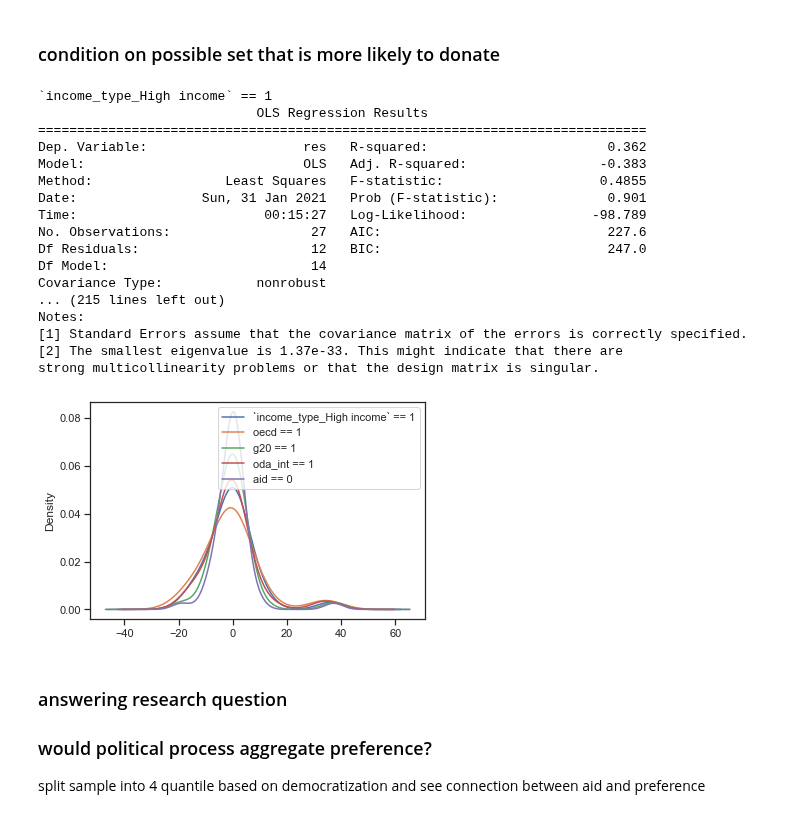
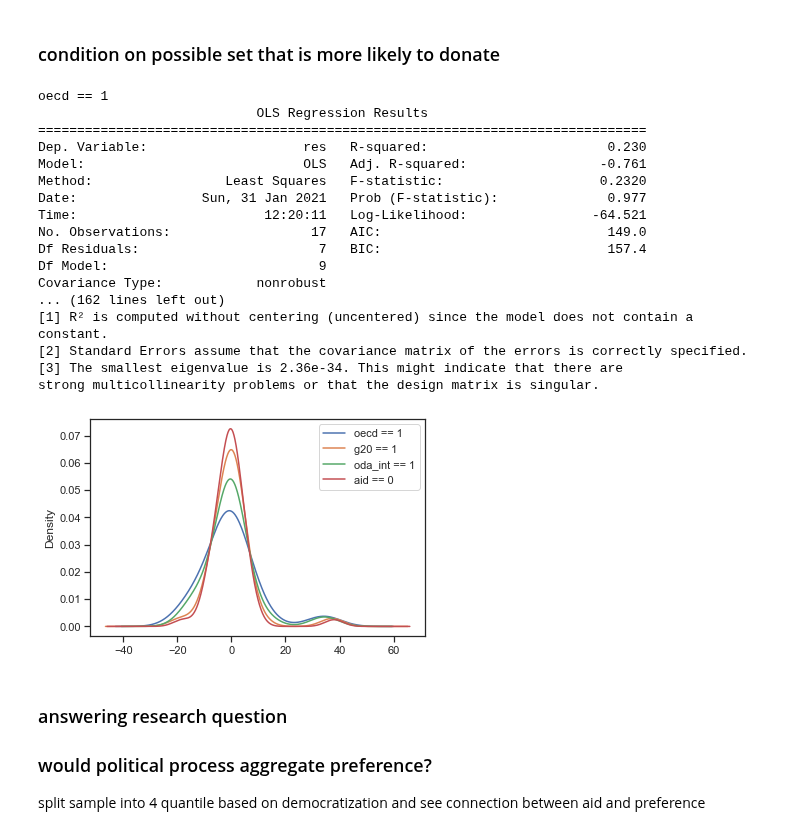
Before and after one commit to amanda8412383/research-module, a Jupyter notebook: panel.ipynb, the cells around one changed output. Drawn from its saved outputs; the diff is of its cells as text; code cells hidden in the pictures.

```diff
--- a/panel.ipynb
+++ b/panel.ipynb
@@ -140,36 +150,35 @@ Notes:
 # %% [markdown]
 ### condition on possible set that is more likely to donate
 # %%
-query = ['`income_type_High income` == 1',
-        'oecd == 1',
+query = ['oecd == 1',
         'g20 == 1',
         'oda_int == 1',
         'aid == 0']
 
 for i in query:
     df_query = df_dummy.query(i)
     print(i)
     gni.label = i
     result = gni.result(df_query)
 # %% [output]
-`income_type_High income` == 1
+oecd == 1
                             OLS Regression Results
 ==============================================================================
-Dep. Variable:                    res   R-squared:                       0.362
-Model:                            OLS   Adj. R-squared:                 -0.383
-Method:                 Least Squares   F-statistic:                    0.4855
-Date:                Sun, 31 Jan 2021   Prob (F-statistic):              0.901
-Time:                        00:15:27   Log-Likelihood:                -98.789
-No. Observations:                  27   AIC:                             227.6
-Df Residuals:                      12   BIC:                             247.0
-Df Model:                          14
+Dep. Variable:                    res   R-squared:                       0.230
+Model:                            OLS   Adj. R-squared:                 -0.761
+Method:                 Least Squares   F-statistic:                    0.2320
+Date:                Sun, 31 Jan 2021   Prob (F-statistic):              0.977
+Time:                        12:20:11   Log-Likelihood:                -64.521
+No. Observations:                  17   AIC:                             149.0
+Df Residuals:                       7   BIC:                             157.4
+Df Model:                           9
 Covariance Type:            nonrobust
-... (215 lines left out)
-Notes:
-[1] Standard Errors assume that the covariance matrix of the errors is correctly specified.
-[2] The smallest eigenvalue is 1.37e-33. This might indicate that there are
+... (162 lines left out)
+[1] R² is computed without centering (uncentered) since the model does not contain a constant.
+[2] Standard Errors assume that the covariance matrix of the errors is correctly specified.
+[3] The smallest eigenvalue is 2.36e-34. This might indicate that there are
 strong multicollinearity problems or that the design matrix is singular.
-[figure, old version]
+[figure, new version]
 # %% [markdown]
 ### answering research question
 ### would political process aggregate preference?
```
Also changed, not shown: parts of 3 cells of this notebook.
